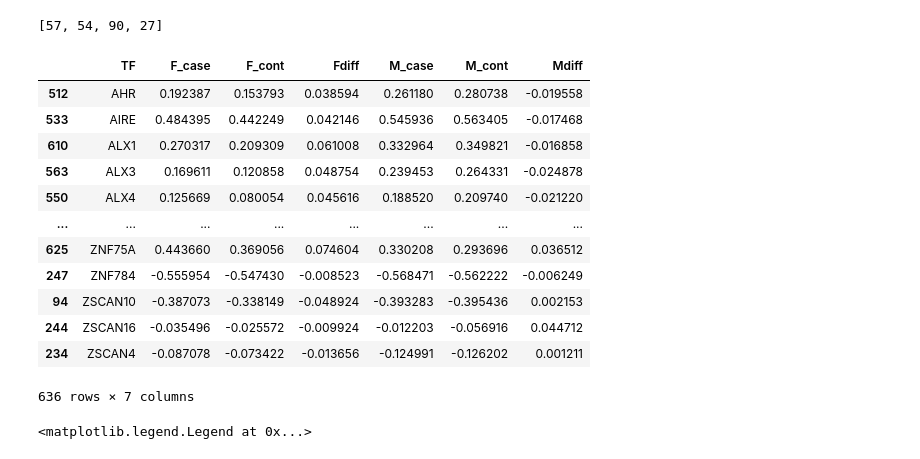
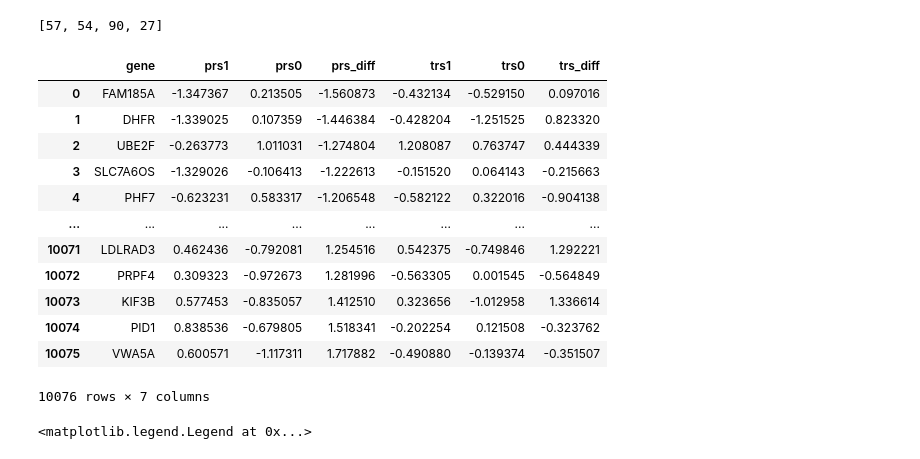
Before and after one commit to dcolinmorgan/MIMB, a Jupyter notebook: PRS_MMoll.ipynb, the cells around one changed output. Saved outputs shown, nothing was run; the diff lists cells and outputs as text; code cells hidden in the pictures.

```diff
--- a/PRS_MMoll.ipynb
+++ b/PRS_MMoll.ipynb
@@ -196,17 +191,17 @@ sex_gene_diffB=sex_gene_diffB.sort_values('gene')
-# %%
-sex_tf_diffB
-# %% [output]
-|  | TF | F_case | F_cont | Fdiff | M_case | M_cont | Mdiff |
-| 512 | AHR | 0.192387 | 0.153793 | 0.038594 | 0.261180 | 0.280738 | -0.019558 |
-| 533 | AIRE | 0.484395 | 0.442249 | 0.042146 | 0.545936 | 0.563405 | -0.017468 |
-| 610 | ALX1 | 0.270317 | 0.209309 | 0.061008 | 0.332964 | 0.349821 | -0.016858 |
-| 563 | ALX3 | 0.169611 | 0.120858 | 0.048754 | 0.239453 | 0.264331 | -0.024878 |
-| 550 | ALX4 | 0.125669 | 0.080054 | 0.045616 | 0.188520 | 0.209740 | -0.021220 |
-| ... | ... | ... | ... | ... | ... | ... | ... |
-| 625 | ZNF75A | 0.443660 | 0.369056 | 0.074604 | 0.330208 | 0.293696 | 0.036512 |
-| 247 | ZNF784 | -0.555954 | -0.547430 | -0.008523 | -0.568471 | -0.562222 | -0.006249 |
-| 94 | ZSCAN10 | -0.387073 | -0.338149 | -0.048924 | -0.393283 | -0.395436 | 0.002153 |
-| 244 | ZSCAN16 | -0.035496 | -0.025572 | -0.009924 | -0.012203 | -0.056916 | 0.044712 |
-| 234 | ZSCAN4 | -0.087078 | -0.073422 | -0.013656 | -0.124991 | -0.126202 | 0.001211 |
-636 rows × 7 columns
+# %%
+gene_diffB
+# %% [output]
+|  | gene | prs1 | prs0 | prs_diff | trs1 | trs0 | trs_diff |
+| 0 | FAM185A | -1.347367 | 0.213505 | -1.560873 | -0.432134 | -0.529150 | 0.097016 |
+| 1 | DHFR | -1.339025 | 0.107359 | -1.446384 | -0.428204 | -1.251525 | 0.823320 |
+| 2 | UBE2F | -0.263773 | 1.011031 | -1.274804 | 1.208087 | 0.763747 | 0.444339 |
+| 3 | SLC7A6OS | -1.329026 | -0.106413 | -1.222613 | -0.151520 | 0.064143 | -0.215663 |
+| 4 | PHF7 | -0.623231 | 0.583317 | -1.206548 | -0.582122 | 0.322016 | -0.904138 |
+| ... | ... | ... | ... | ... | ... | ... | ... |
+| 10071 | LDLRAD3 | 0.462436 | -0.792081 | 1.254516 | 0.542375 | -0.749846 | 1.292221 |
+| 10072 | PRPF4 | 0.309323 | -0.972673 | 1.281996 | -0.563305 | 0.001545 | -0.564849 |
+| 10073 | KIF3B | 0.577453 | -0.835057 | 1.412510 | 0.323656 | -1.012958 | 1.336614 |
+| 10074 | PID1 | 0.838536 | -0.679805 | 1.518341 | -0.202254 | 0.121508 | -0.323762 |
+| 10075 | VWA5A | 0.600571 | -1.117311 | 1.717882 | -0.490880 | -0.139374 | -0.351507 |
+10076 rows × 7 columns
 # %%
```
Also changed, not shown: parts of 14 cells of this notebook.
